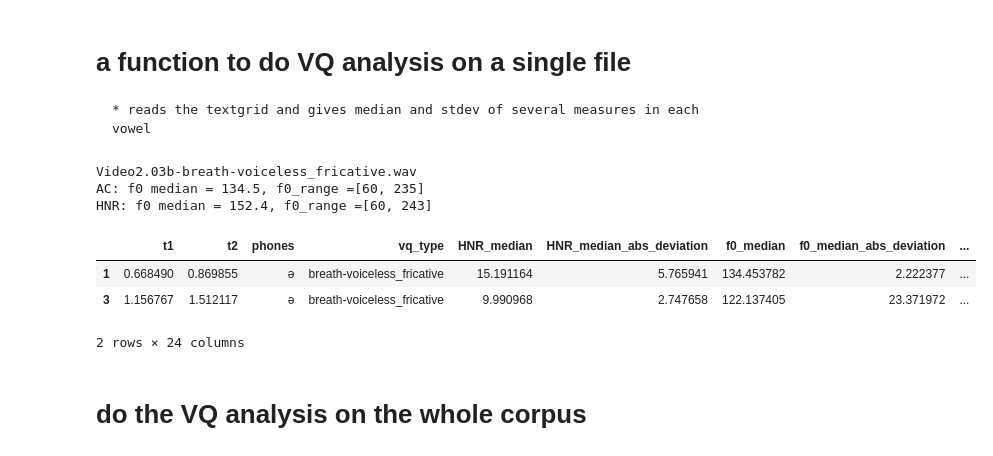
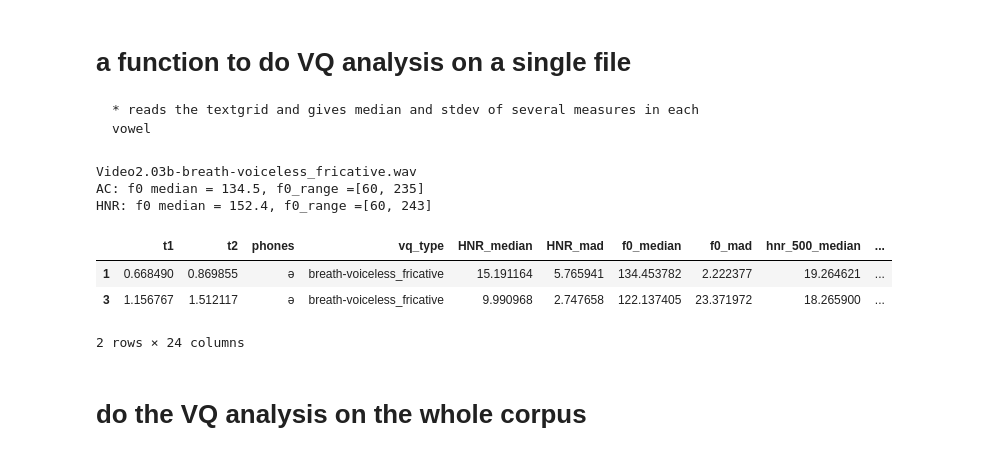
Before and after one commit to obergmartin/phonlab, a Jupyter notebook: examples/VQ_analysis.ipynb, the cells around one changed output. Saved outputs shown, nothing was run; the diff lists cells and outputs as text; code cells hidden in the pictures.

```diff
--- a/examples/VQ_analysis.ipynb
+++ b/examples/VQ_analysis.ipynb
@@ -139,36 +139,38 @@ def do_vq_analysis(row):
     # --- call lots of analysis routines to calculate voice quality data
     hnr_df = phon.HNR(x,fs, f0_range=f0_range)
     f0med = np.nanmedian(hnr_df.f0)
     f0_range = [f0_range[0], int(f0med + 0.6*f0med)]
     print(f"HNR: f0 median = {f0med:0.1f}, f0_range ={f0_range}")
     f0shr = phon.get_f0_shs(x,fs,f0_range=f0_range)
     f0ac = phon.get_f0(x,fs,f0_range=f0_range)
     f0cpp = phon.CPP(x,fs,f0_range=f0_range)
     f0acd = phon.get_f0_acd(x,fs,f0_range=f0_range)
     f0srh = phon.get_f0_srh(x,fs,f0_range=f0_range)
     gci_df, mbs,resid = phon.gci_sedreams(x,fs,f0med,cthresh=0.0)
     h2h1_df = phon.h2h1(resid,fs,hnr_df)
 
     # --- aggregate the data over each vowel and append the aggregated data to the textgrid info
     vowelsdf = aggregate_measures(meas_df=f0ac[['sec','HNR']], time_df=vowelsdf, func=['median', mad])
     vowelsdf = aggregate_measures(meas_df=hnr_df[['sec','f0', 'hnr_500','hnr_1500']], time_df=vowelsdf, func=['median',mad])
     vowelsdf = aggregate_measures(meas_df=f0acd[['sec','h1h2']], time_df=vowelsdf, func=['median',mad])
     vowelsdf = aggregate_measures(meas_df=h2h1_df[['sec','h2h1']], time_df=vowelsdf, func=['median',mad])
     vowelsdf = aggregate_measures(meas_df=f0shr[['sec','shr']], time_df=vowelsdf, func=['median',mad])
     vowelsdf = aggregate_measures(meas_df=gci_df[['sec','jitter','soe']], time_df=vowelsdf, func=['median',mad])
     vowelsdf = aggregate_measures(meas_df=f0cpp[['sec','cpp']], time_df=vowelsdf, func=['median',mad])
 
+    vowelsdf.columns = [c.replace("median_abs_deviation","mad") for c in vowelsdf.columns]
+
     return vowelsdf
 
 test_df = do_vq_analysis(corpus_list.loc[1])
 test_df.head()
 # %% [output]
 Video2.03b-breath-voiceless_fricative.wav
 AC: f0 median = 134.5, f0_range =[60, 235]
 HNR: f0 median = 152.4, f0_range =[60, 243]
-|  | t1 | t2 | phones | vq_type | HNR_median | HNR_median_abs_deviation | f0_median | f0_median_abs_deviation | ... |
-| 1 | 0.668490 | 0.869855 | ə | breath-voiceless_fricative | 15.191164 | 5.765941 | 134.453782 | 2.222377 | ... |
-| 3 | 1.156767 | 1.512117 | ə | breath-voiceless_fricative | 9.990968 | 2.747658 | 122.137405 | 23.371972 | ... |
+|  | t1 | t2 | phones | vq_type | HNR_median | HNR_mad | f0_median | f0_mad | hnr_500_median | ... |
+| 1 | 0.668490 | 0.869855 | ə | breath-voiceless_fricative | 15.191164 | 5.765941 | 134.453782 | 2.222377 | 19.264621 | ... |
+| 3 | 1.156767 | 1.512117 | ə | breath-voiceless_fricative | 9.990968 | 2.747658 | 122.137405 | 23.371972 | 18.265900 | ... |
 2 rows × 24 columns
 # %% [markdown]
 # do the VQ analysis on the whole corpus
```
Also changed, not shown: parts of 7 cells of this notebook.
